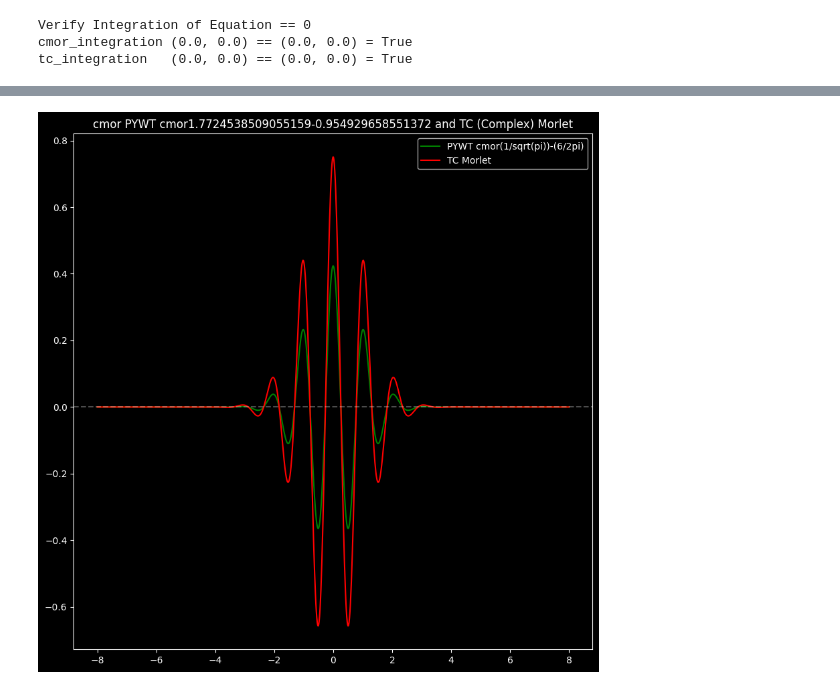
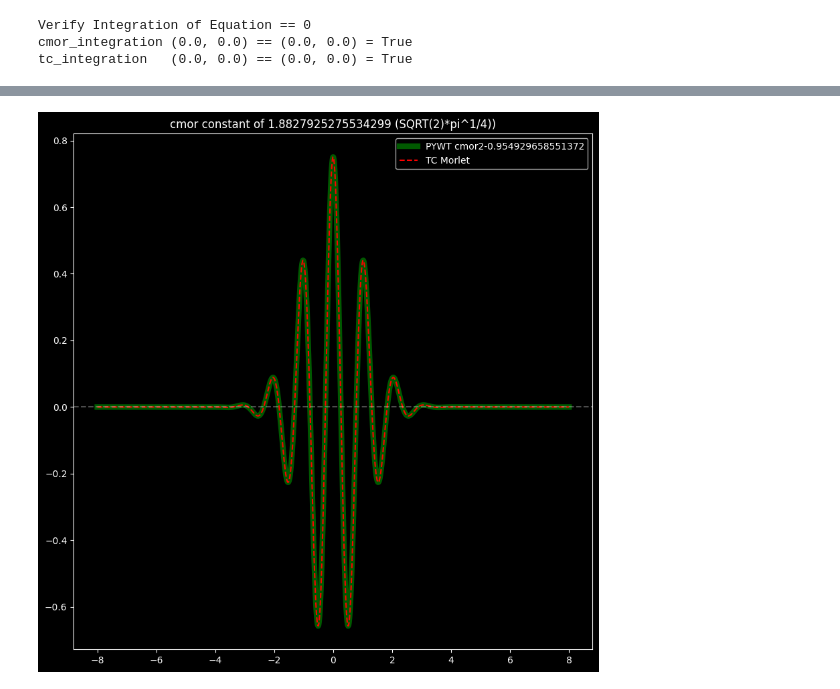
Before and after one commit to cyschneck/wavelet-tutorial, a Jupyter notebook: matching_scales.ipynb, the cells around one changed output, grey strips where cells are left out. Cells and saved outputs as stored; diff of their text form; code cells hidden in the pictures.

Commit message:
constant amplitude SQRT(2)*pi^1/4

```diff
--- a/matching_scales.ipynb
+++ b/matching_scales.ipynb
@@ -133,11 +133,13 @@ def tc_morlet(time_step):
 # https://pywavelets.readthedocs.io/en/latest/ref/cwt.html#complex-morlet-wavelets
 # B = bandwidth
 # C = center frequency
-bandwidth = math.sqrt(math.pi)
+bandwidth = 2
 center_freq = 6/(2*math.pi) # C * 2 * pi = 2 * pi = approx 6 (morlet default)
+amp_multiply = math.sqrt(2)*np.power(math.pi, 1/4)
 
 complex_morlet = f"cmor{bandwidth}-{center_freq}"
 [psi, x] = pywt.ContinuousWavelet(complex_morlet).wavefun(10)
+[psi_default, x_default] = pywt.ContinuousWavelet(f"cmor{math.sqrt(math.pi)}-{center_freq}").wavefun(10)
 [psi_m, x_m] = pywt.ContinuousWavelet('morl').wavefun(10)
 
 tc_output = []
@@ -195,13 +206,13 @@ plt.show()
 # %%
 fig, ax = plt.subplots(figsize=(10, 10))
-ax.plot(x, np.real(psi), label="PYWT cmor(1/sqrt(pi))-(6/2pi)", c="green")
-ax.plot(x, np.real(tc_output), label="TC Morlet", c="red")
-plt.title(f"cmor PYWT {complex_morlet} and TC (Complex) Morlet")
+ax.plot(x, np.real(psi)*amp_multiply, label=f"PYWT {complex_morlet}", c="green", linewidth=6, alpha=0.7)
+ax.plot(x, np.real(tc_output), label="TC Morlet", c="red", linestyle='--')
+plt.title(f"cmor constant of {amp_multiply} (SQRT(2)*pi^1/4))")
 ax.axhline(0, linestyle='--', alpha=0.3)
 ax.legend()
 plt.show()
 # %% [output]
-[figure, old version]
+[figure, new version]
 # %%
 # Pywavlets Output
 dt = 0.25 # sampling period (time between each y-value)
```
Also changed, not shown: parts of 6 cells of this notebook, 3 other files.
